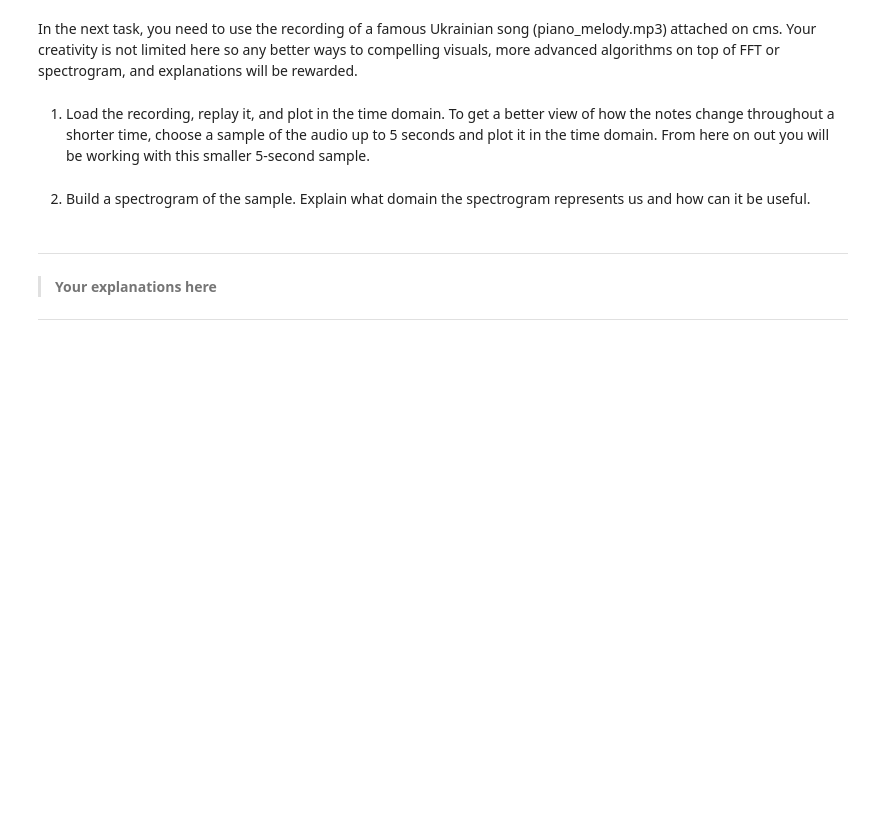
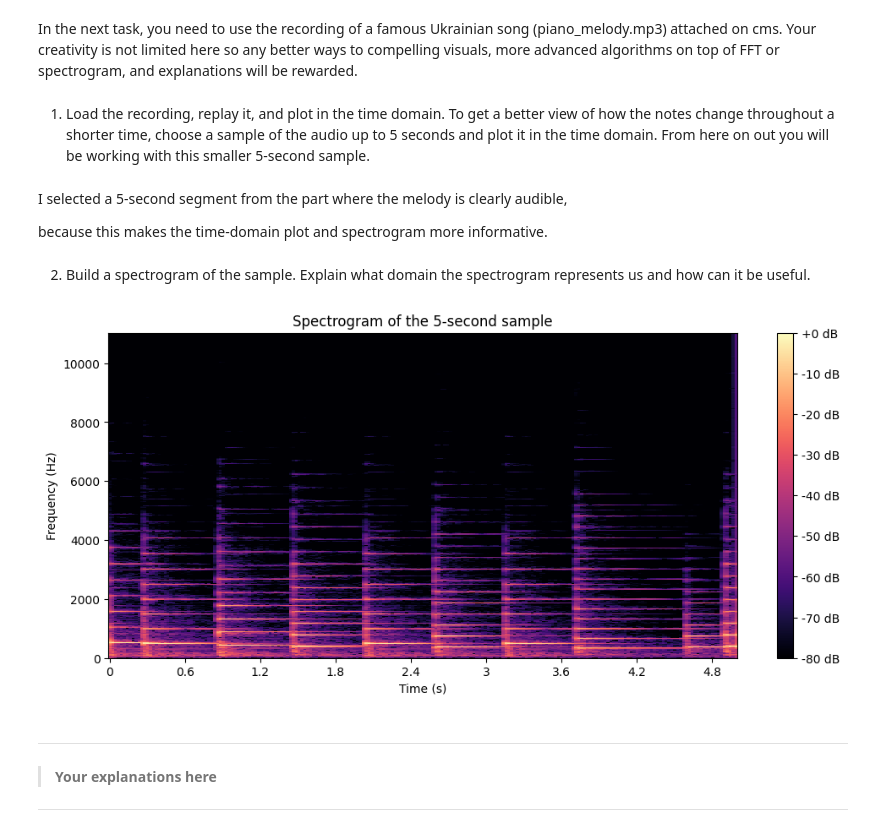
Before and after one commit to dd8ria/lab2_linijka, a Jupyter notebook: LA Lab 2 Template 2025.ipynb, the cells around one changed output. Saved outputs shown, nothing was run; the diff lists cells and outputs as text; code cells hidden in the pictures; blank space fills up the shorter version.

```diff
--- a/LA Lab 2 Template 2025.ipynb
+++ b/LA Lab 2 Template 2025.ipynb
@@ -161,10 +172,15 @@ In the next task, you need to use the recording of a famous Ukrainian song (pian
 1.   Load the recording, replay it, and plot in the time domain. To get a better view of how the notes change throughout a shorter time, choose a sample of the audio up to 5 seconds and plot it in the time domain. From here on out you will be working with this smaller 5-second sample.
 # %%
 # Loading sound
-path = # your path
+path = "piano_melody.mp3"
 samples, sampling_rate = librosa.load(path)
 Audio(path)
 #Creating a 5-second sample of the audio
-samples = samples[...]
+start_time = 5
+samples = samples[int(start_time * sampling_rate):int((start_time + 5) * sampling_rate)]
+# %% [markdown]
+I selected a 5-second segment from the part where the melody is clearly audible,
+
+because this makes the time-domain plot and spectrogram more informative.
 # %% [markdown]
 2.   Build a spectrogram of the sample. Explain what domain the spectrogram represents us and how can it be useful.
@@ -173,3 +187,18 @@ samples = samples[...]
+# %%
+# Compute spectrogram using STFT
+D = librosa.stft(samples)
+S_db = librosa.amplitude_to_db(np.abs(D), ref=np.max)
+
+# Plot spectrogram
+plt.figure(figsize=(12, 5))
+librosa.display.specshow(S_db, sr=sampling_rate, x_axis='time', y_axis='hz')
+plt.colorbar(format='%+2.0f dB')
+plt.title('Spectrogram of the 5-second sample')
+plt.xlabel('Time (s)')
+plt.ylabel('Frequency (Hz)')
+plt.show()
+# %% [output]
+[figure, added]
 # %% [markdown]
 ---
 >**Your explanations here**
```
Also changed, not shown: parts of 15 cells of this notebook, 1 other file.
